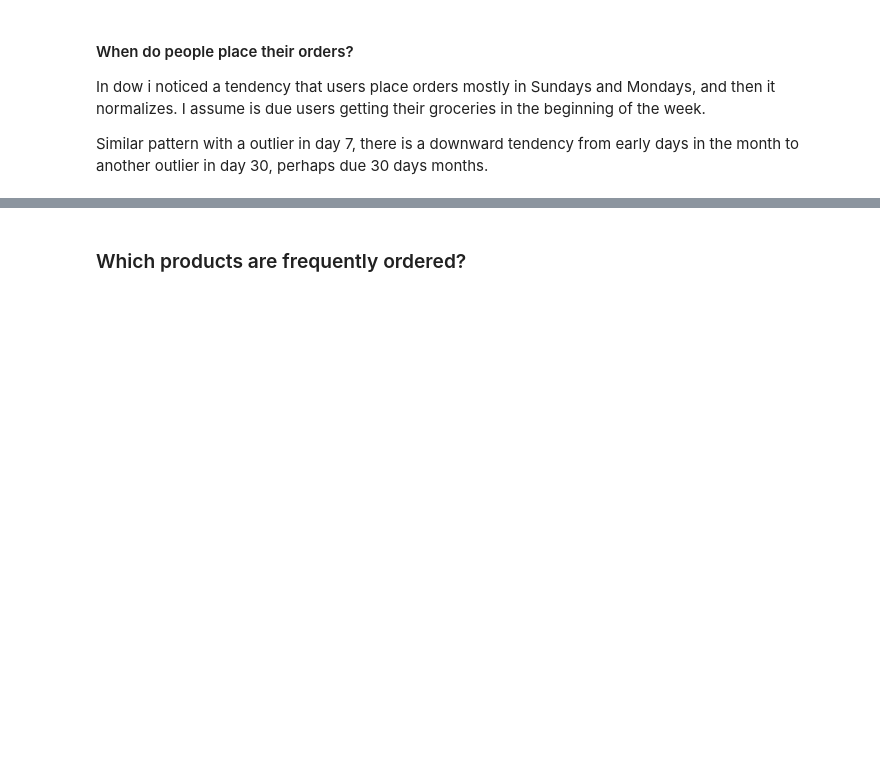
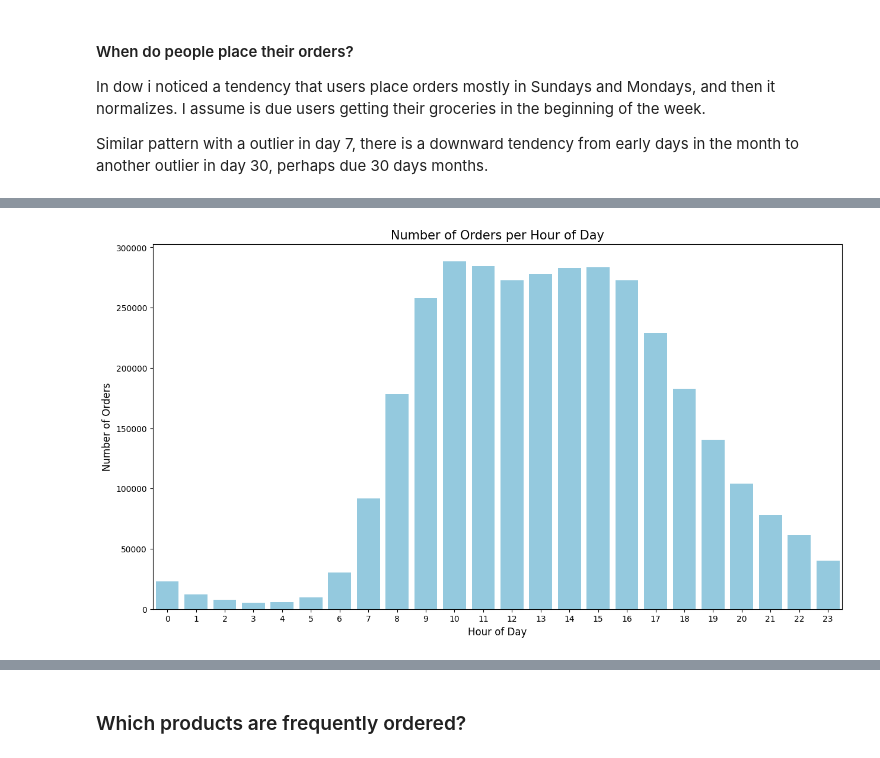
Before and after one commit to rromero09/pandas_warmup, a Jupyter notebook: instacart_study.ipynb, the cells around one changed output, grey strips where cells are left out. Cells and saved outputs as stored; diff of their text form; code cells hidden in the pictures; blank space fills up the shorter version.

```diff
--- a/instacart_study.ipynb
+++ b/instacart_study.ipynb
@@ -229 +263,18 @@ Text(0.5, 1.0, 'Distribution of Days Since Prior Order')
+# %%
+
+
+
+hourly_counts = orders['order_hour_of_day'].value_counts().sort_index()
+
+
+plt.figure(figsize=(15,8))
+
+sns.barplot(x=hourly_counts.index, y=hourly_counts.values, color='skyblue')
+sns.color_palette("husl", 8)
+plt.ylabel('Number of Orders', fontsize=12)
+plt.xlabel('Hour of Day', fontsize=12)
+plt.title('Number of Orders per Hour of Day', fontsize=15)
+plt.show()
+# %% [output]
+[figure, added]
 # %%
```
Also changed, not shown: parts of 17 cells of this notebook.
